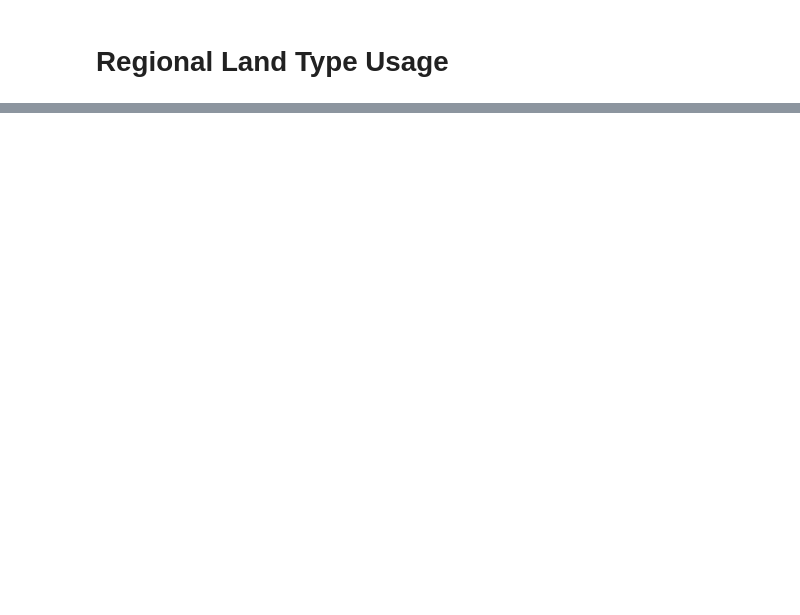
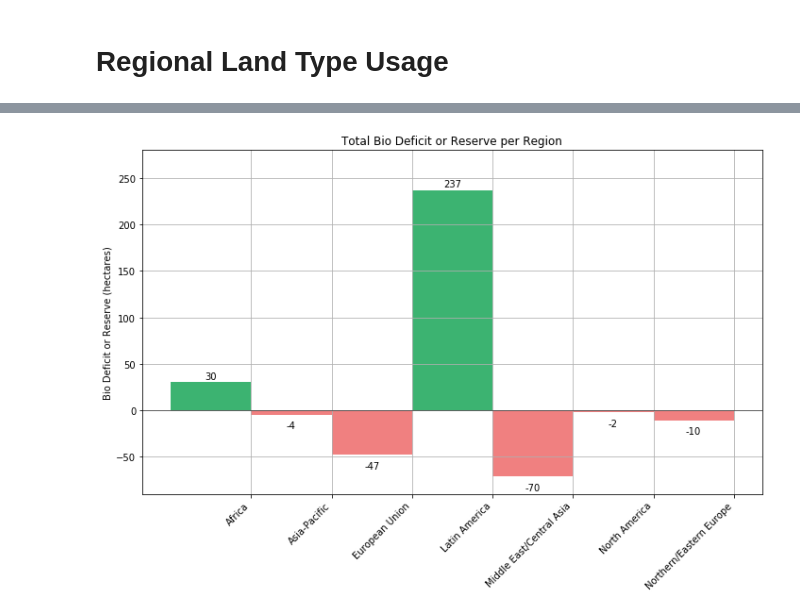
Before and after one commit to limbz-sami/Eco_footprint, a Jupyter notebook: footprint_v_biocapacity.ipynb, the cells around one changed output, grey strips where cells are left out. Saved outputs shown, nothing was run; the diff lists cells and outputs as text; code cells hidden in the pictures; blank space fills up the shorter version.

Commit message:
added charts

```diff
--- a/footprint_v_biocapacity.ipynb
+++ b/footprint_v_biocapacity.ipynb
@@ -96,0 +189,56 @@ region_landuse.style.apply(highlight_pos)
+# %%
+# Data lists
+region_list = region_landuse.index.tolist()
+total_deficit = region_landuse['Total Bio Deficit or Reserve'].tolist()
+
+# Set up axes
+fig, ax = plt.subplots(figsize=(10,7))
+
+x_ticks = np.arange(len(region_list))
+ax.set_xticks(x_ticks)
+ax.set_xticklabels(region_list, rotation=45, horizontalalignment='right')
+plt.ylim(-90,280,50)
+
+plt.grid()
+plt.axhline(linewidth=0.5, color='black')
+
+plt.title('Total Bio Deficit or Reserve per Region')
+plt.ylabel('Bio Deficit or Reserve (hectares)')
+
+
+# Function to label the bars
+def autolabel(rects):
+    for rect in rects:
+        bar_height = rect.get_height()
+
+        # Formatting if change is negative or positive
+        if bar_height >= 0:
+            label_va = bar_height + 3
+        else:
+            label_va = bar_height - 15
+
+        ax.text(rect.get_x() + rect.get_width()/2, label_va,
+            str(int(bar_height)), ha='center')
+
+# Color the bars
+bar_color = []
+for change in total_deficit:
+    if change <= 0:
+        bar_color.append('lightcoral')
+    else:
+        bar_color.append('mediumseagreen')
+
+# Plot the chart
+bar_format = ax.bar(x_ticks - 0.5, total_deficit, width=1.0, color=bar_color)
+
+# Call function to label the bars
+autolabel(bar_format)
+
+# Save the Figure
+plt.tight_layout()
+plt.savefig('Images/bio-deficit-reserve.png')
+
+# Show the Figure
+plt.show()
+# %% [output]
+[figure, added]
```
Also changed, not shown: parts of 15 cells of this notebook.
